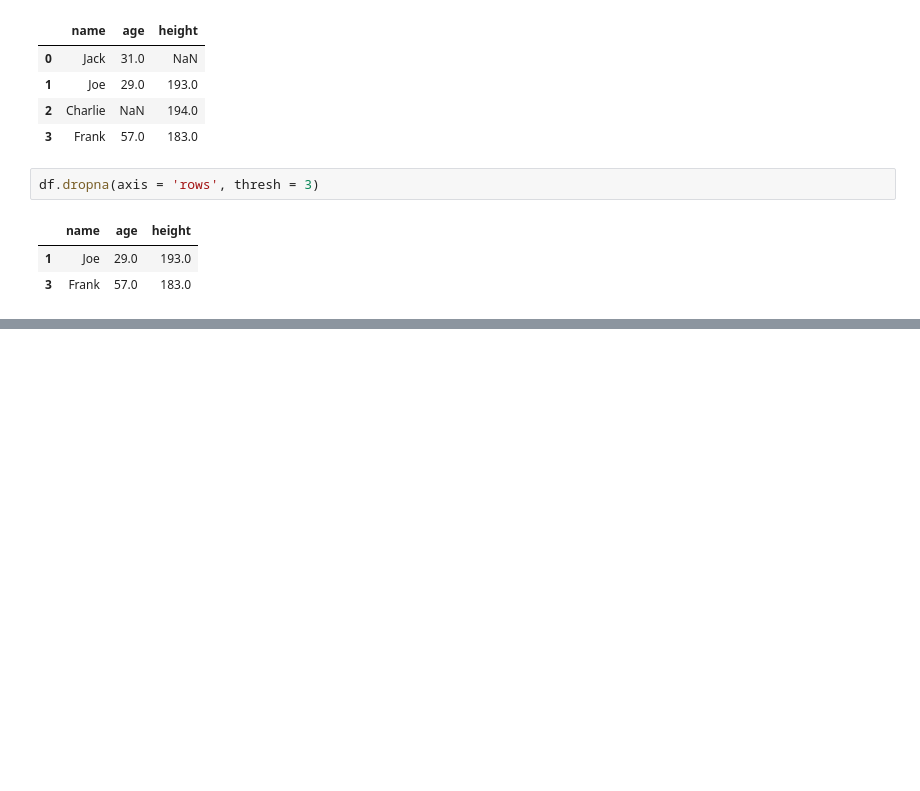
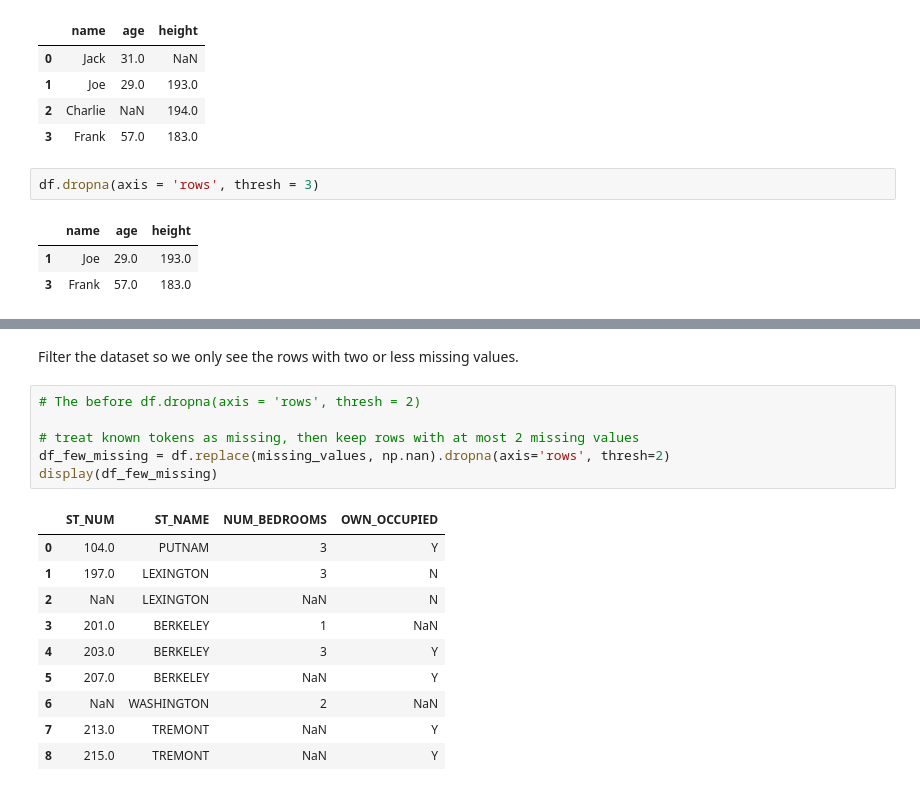
Before and after one commit to ryanhabis/College-folder, a Jupyter notebook: semester-1/Programming for Data Analytics/5 lesson - short-Exercises with solution/Lecture5_MissingData.ipynb, the cells around one changed output, grey strips where cells are left out. Cells and saved outputs as stored; diff of their text form; blank space fills up the shorter version.

```diff
--- a/semester-1/Programming for Data Analytics/5 lesson - short-Exercises with solution/Lecture5_MissingData.ipynb
+++ b/semester-1/Programming for Data Analytics/5 lesson - short-Exercises with solution/Lecture5_MissingData.ipynb
@@ -461,0 +579,19 @@ df.dropna(axis = 'rows', thresh = 3)
+# %% [markdown]
+Filter the dataset so we only see the rows with two or less missing values.
+# %%
+# The before df.dropna(axis = 'rows', thresh = 2)
+
+# treat known tokens as missing, then keep rows with at most 2 missing values
+df_few_missing = df.replace(missing_values, np.nan).dropna(axis='rows', thresh=2)
+display(df_few_missing)
+# %% [output]
+|  | ST_NUM | ST_NAME | NUM_BEDROOMS | OWN_OCCUPIED |
+| 0 | 104.0 | PUTNAM | 3 | Y |
+| 1 | 197.0 | LEXINGTON | 3 | N |
+| 2 | NaN | LEXINGTON | NaN | N |
+| 3 | 201.0 | BERKELEY | 1 | NaN |
+| 4 | 203.0 | BERKELEY | 3 | Y |
+| 5 | 207.0 | BERKELEY | NaN | Y |
+| 6 | NaN | WASHINGTON | 2 | NaN |
+| 7 | 213.0 | TREMONT | NaN | Y |
+| 8 | 215.0 | TREMONT | NaN | Y |
```
Also changed, not shown: parts of 13 cells of this notebook, 8 other files.
